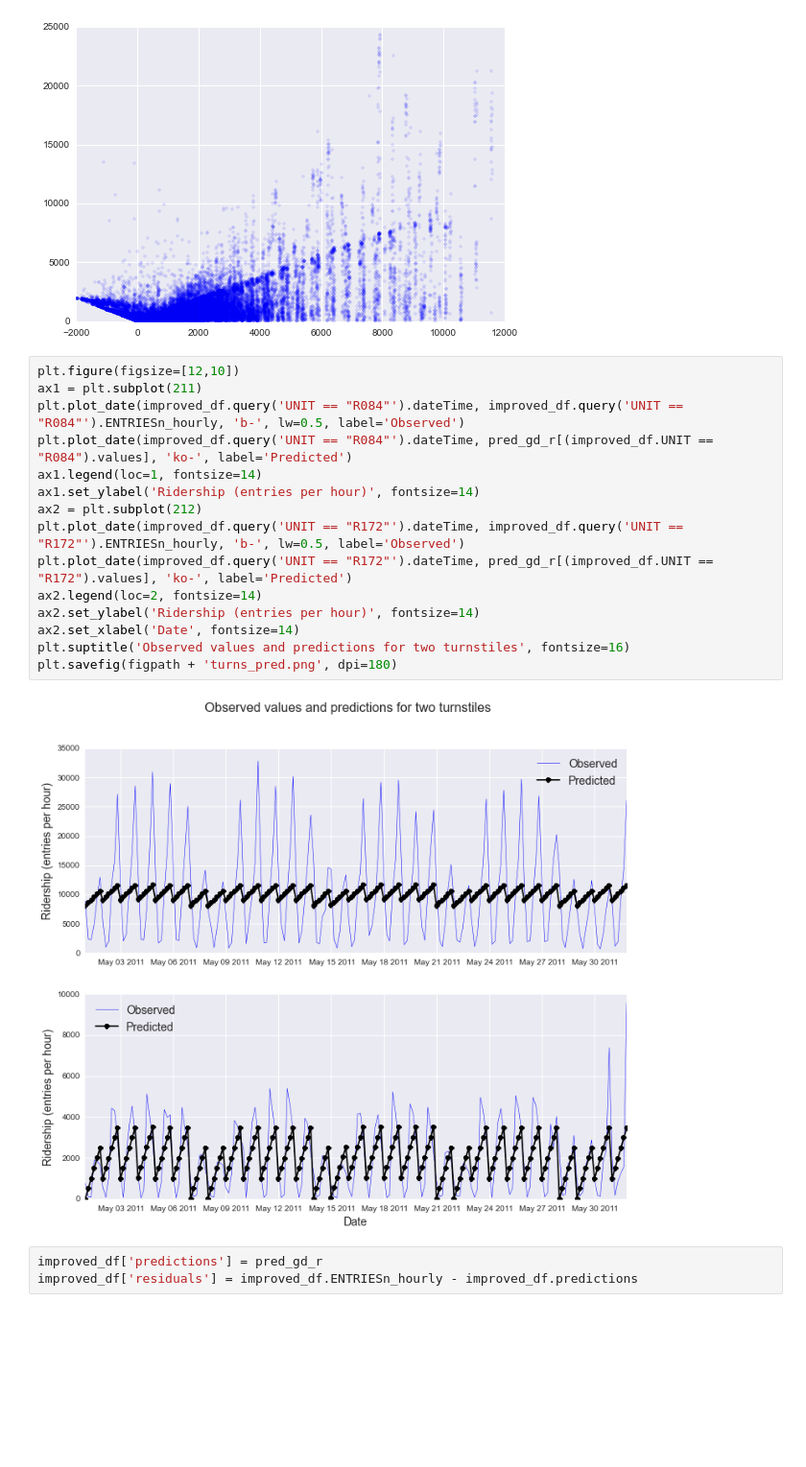
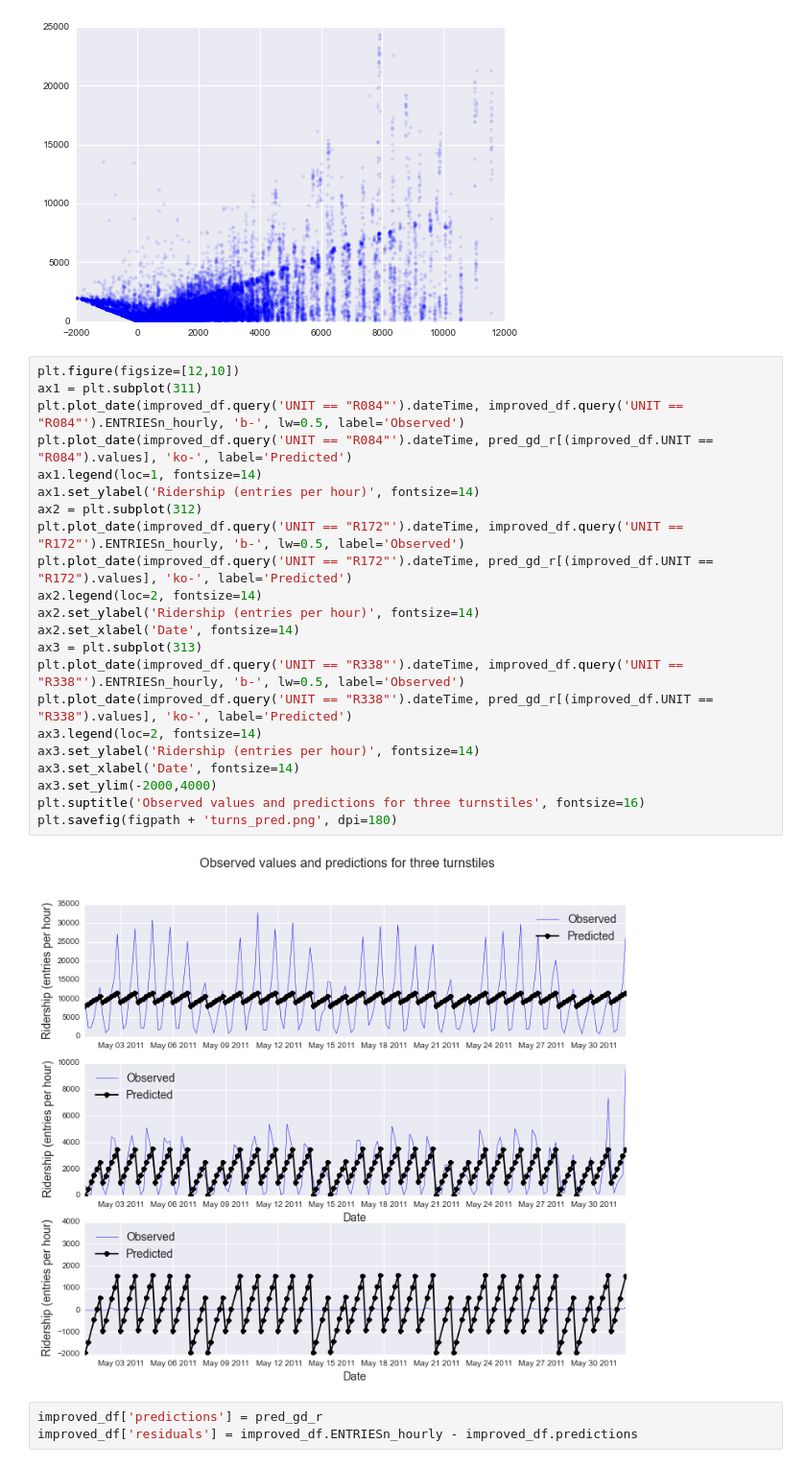
Before and after one commit to gornes/IntroToDS, a Jupyter notebook: Project1.ipynb, the cells around one changed output. Shown at 96% size. Drawn from its saved outputs; the diff is of its cells as text; blank space fills up the shorter version.

```diff
--- a/Project1.ipynb
+++ b/Project1.ipynb
@@ -696,21 +696,28 @@ plt.plot(pred_gd_r, np.abs(improved_df.ENTRIESn_hourly-pred_gd_r), 'b.', alpha=0
 [figure]
 # %%
 plt.figure(figsize=[12,10])
-ax1 = plt.subplot(211)
+ax1 = plt.subplot(311)
 plt.plot_date(improved_df.query('UNIT == "R084"').dateTime, improved_df.query('UNIT == "R084"').ENTRIESn_hourly, 'b-', lw=0.5, label='Observed')
 plt.plot_date(improved_df.query('UNIT == "R084"').dateTime, pred_gd_r[(improved_df.UNIT == "R084").values], 'ko-', label='Predicted')
 ax1.legend(loc=1, fontsize=14)
 ax1.set_ylabel('Ridership (entries per hour)', fontsize=14)
-ax2 = plt.subplot(212)
+ax2 = plt.subplot(312)
 plt.plot_date(improved_df.query('UNIT == "R172"').dateTime, improved_df.query('UNIT == "R172"').ENTRIESn_hourly, 'b-', lw=0.5, label='Observed')
 plt.plot_date(improved_df.query('UNIT == "R172"').dateTime, pred_gd_r[(improved_df.UNIT == "R172").values], 'ko-', label='Predicted')
 ax2.legend(loc=2, fontsize=14)
 ax2.set_ylabel('Ridership (entries per hour)', fontsize=14)
 ax2.set_xlabel('Date', fontsize=14)
-plt.suptitle('Observed values and predictions for two turnstiles', fontsize=16)
+ax3 = plt.subplot(313)
+plt.plot_date(improved_df.query('UNIT == "R338"').dateTime, improved_df.query('UNIT == "R338"').ENTRIESn_hourly, 'b-', lw=0.5, label='Observed')
+plt.plot_date(improved_df.query('UNIT == "R338"').dateTime, pred_gd_r[(improved_df.UNIT == "R338").values], 'ko-', label='Predicted')
+ax3.legend(loc=2, fontsize=14)
+ax3.set_ylabel('Ridership (entries per hour)', fontsize=14)
+ax3.set_xlabel('Date', fontsize=14)
+ax3.set_ylim(-2000,4000)
+plt.suptitle('Observed values and predictions for three turnstiles', fontsize=16)
 plt.savefig(figpath + 'turns_pred.png', dpi=180)
 # %% [output]
-[figure, old version]
+[figure, new version]
 # %%
 improved_df['predictions'] = pred_gd_r
 improved_df['residuals'] = improved_df.ENTRIESn_hourly - improved_df.predictions
```
Also changed, not shown: parts of 19 cells of this notebook, 22 other files.
